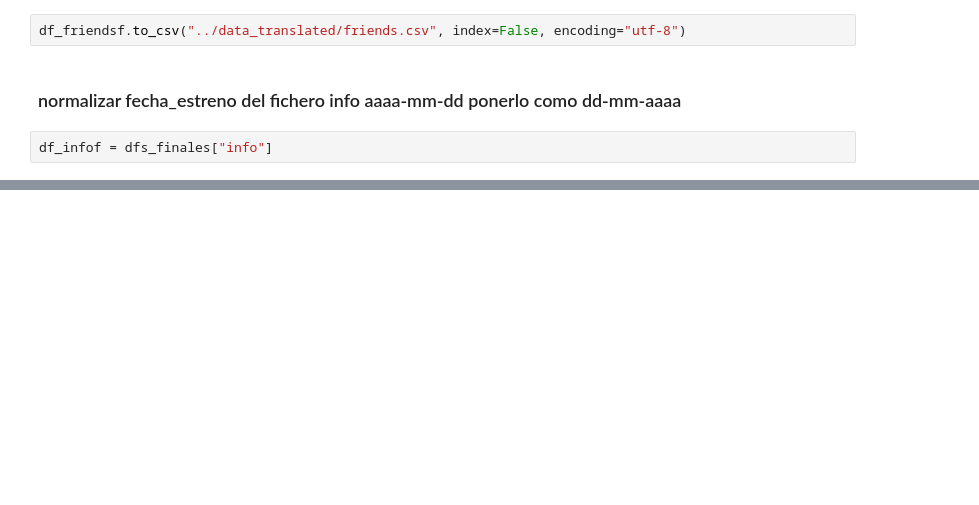
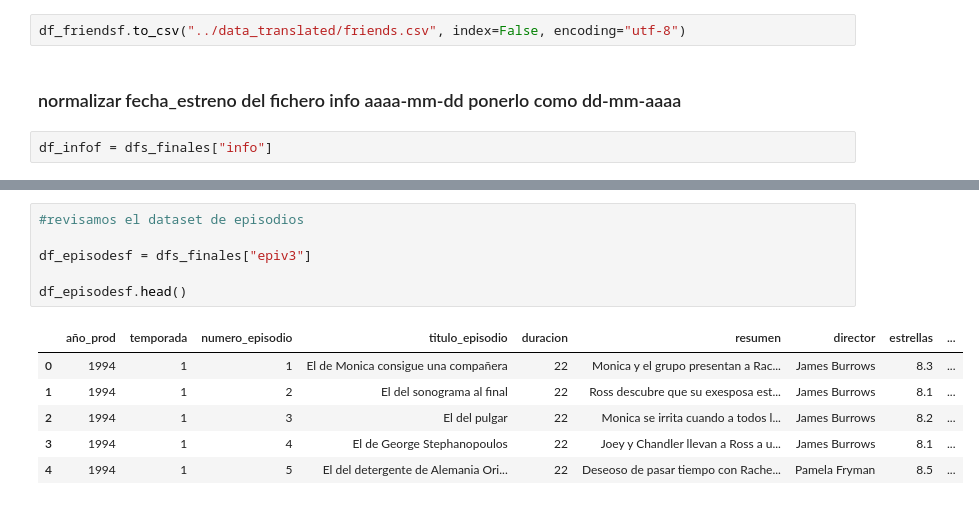
Before and after one commit to Dacil235/friends-analytics-workflow, a Jupyter notebook: notebooks/02_etl_friends.ipynb, the cells around one changed output, grey strips where cells are left out. Drawn from its saved outputs; the diff is of its cells as text; blank space fills up the shorter version.

```diff
--- a/notebooks/02_etl_friends.ipynb
+++ b/notebooks/02_etl_friends.ipynb
@@ -298,0 +375,13 @@ df_infof.to_csv("../data_translated/friends.csv", index=False)
+# %%
+#revisamos el dataset de episodios
+
+df_episodesf = dfs_finales["epiv3"]
+
+df_episodesf.head()
+# %% [output]
+|  | año_prod | temporada | numero_episodio | titulo_episodio | duracion | resumen | director | estrellas | ... |
+| 0 | 1994 | 1 | 1 | El de Monica consigue una compañera | 22 | Monica y el grupo presentan a Rac... | James Burrows | 8.3 | ... |
+| 1 | 1994 | 1 | 2 | El del sonograma al final | 22 | Ross descubre que su exesposa est... | James Burrows | 8.1 | ... |
+| 2 | 1994 | 1 | 3 | El del pulgar | 22 | Monica se irrita cuando a todos l... | James Burrows | 8.2 | ... |
+| 3 | 1994 | 1 | 4 | El de George Stephanopoulos | 22 | Joey y Chandler llevan a Ross a u... | James Burrows | 8.1 | ... |
+| 4 | 1994 | 1 | 5 | El del detergente de Alemania Ori... | 22 | Deseoso de pasar tiempo con Rache... | Pamela Fryman | 8.5 | ... |
```
Also changed, not shown: parts of 34 cells of this notebook, 8 other files.
